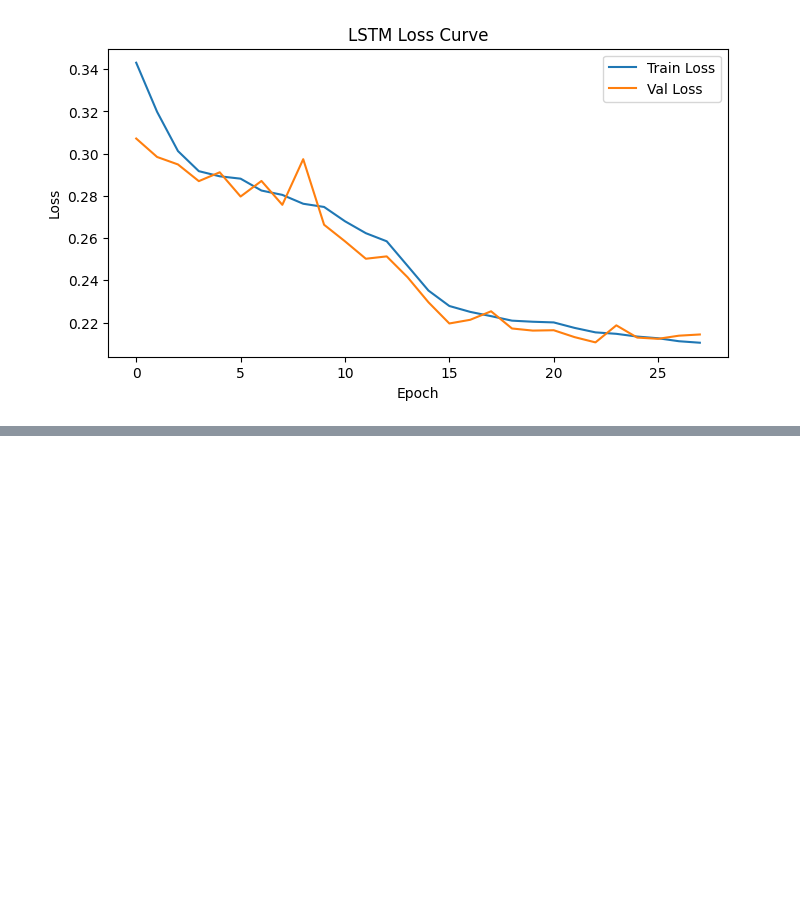
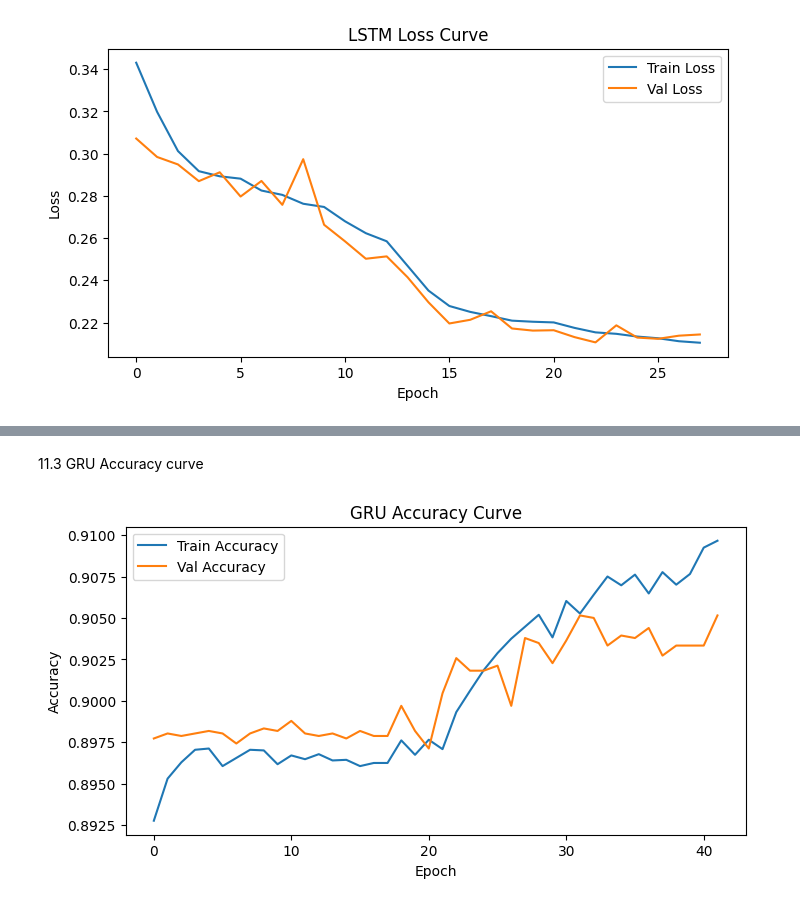
Before and after one commit to istiakAHMEDsaad/machine_learning, a Jupyter notebook: Banking_Dataset_Classification/deep-learning-model.ipynb, the cells around one changed output, grey strips where cells are left out. Cells and saved outputs as stored; diff of their text form; code cells hidden in the pictures; blank space fills up the shorter version.

```diff
--- a/Banking_Dataset_Classification/deep-learning-model.ipynb
+++ b/Banking_Dataset_Classification/deep-learning-model.ipynb
@@ -471,0 +456,36 @@ plt.show()
+# %%
+from tensorflow.keras.models import Sequential
+from tensorflow.keras.layers import LSTM, GRU, Dense, Dropout
+from tensorflow.keras.callbacks import EarlyStopping
+
+early_stop_gru = EarlyStopping(
+    monitor='val_loss',
+    patience=5,
+    restore_best_weights=True,
+    verbose=1
+)
+
+model_gru = Sequential([
+    GRU(64, return_sequences=False, input_shape=(input_dim, 1)),
+    Dropout(0.3),
+    Dense(32, activation='relu'),
+    Dropout(0.3),
+    Dense(1, activation='sigmoid')
+])
+
+model_gru.compile(
+    optimizer='adam',
+    loss='binary_crossentropy',
+    metrics=['accuracy']
+)
+
+model_gru.summary()
+
+history_gru = model_gru.fit(
+    X_train_lstm, y_train,
+    validation_data=(X_val_lstm, y_val),
+    epochs=100,
+    batch_size=64,
+    callbacks=[early_stop_gru],
+    verbose=1
+)
@@ -471,0 +552,13 @@ plt.show()
+# %% [markdown]
+11.3 GRU Accuracy curve
+# %%
+plt.figure(figsize=(8,4))
+plt.plot(history_gru.history['accuracy'], label='Train Accuracy')
+plt.plot(history_gru.history['val_accuracy'], label='Val Accuracy')
+plt.title("GRU Accuracy Curve")
+plt.xlabel("Epoch")
+plt.ylabel("Accuracy")
+plt.legend()
+plt.show()
+# %% [output]
+[figure, added]
```
Also changed, not shown: parts of 42 cells of this notebook.
